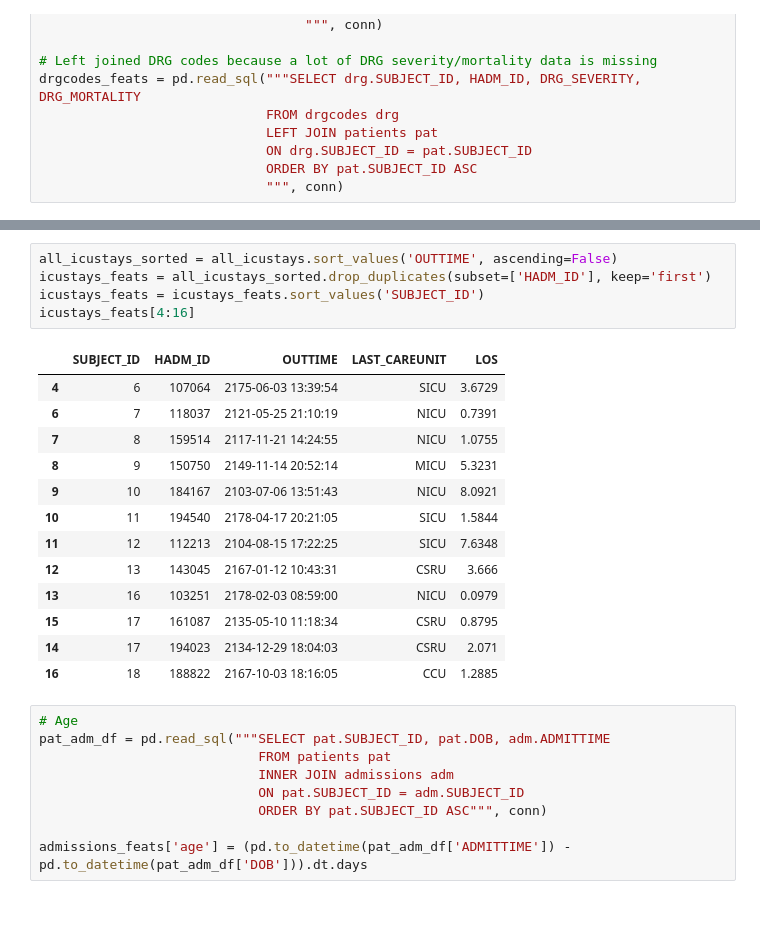
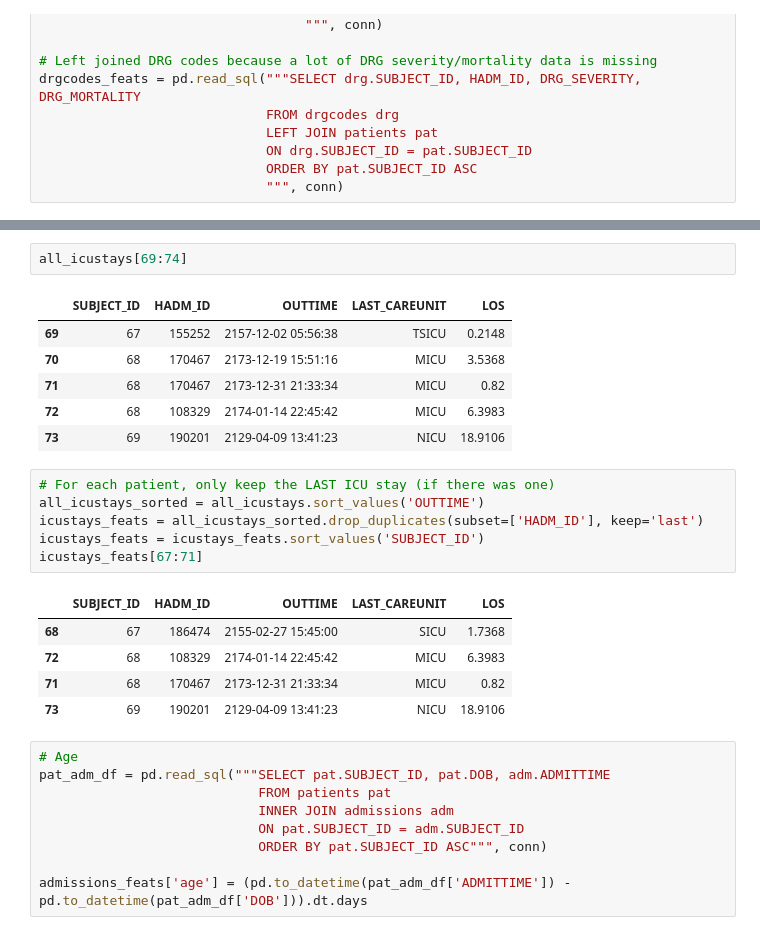
Before and after one commit to kevinmchu/BME590Final, a Jupyter notebook: Design matrix.ipynb, the cells around one changed output, grey strips where cells are left out. Saved outputs shown, nothing was run; the diff lists cells and outputs as text.

```diff
--- a/Design matrix.ipynb
+++ b/Design matrix.ipynb
@@ -179,22 +197,24 @@ all_icustays[40:45]
+# %%
+all_icustays[69:74]
+# %% [output]
+|  | SUBJECT_ID | HADM_ID | OUTTIME | LAST_CAREUNIT | LOS |
+| 69 | 67 | 155252 | 2157-12-02 05:56:38 | TSICU | 0.2148 |
+| 70 | 68 | 170467 | 2173-12-19 15:51:16 | MICU | 3.5368 |
+| 71 | 68 | 170467 | 2173-12-31 21:33:34 | MICU | 0.82 |
+| 72 | 68 | 108329 | 2174-01-14 22:45:42 | MICU | 6.3983 |
+| 73 | 69 | 190201 | 2129-04-09 13:41:23 | NICU | 18.9106 |
 # %%
-all_icustays_sorted = all_icustays.sort_values('OUTTIME', ascending=False)
-icustays_feats = all_icustays_sorted.drop_duplicates(subset=['HADM_ID'], keep='first')
+# For each patient, only keep the LAST ICU stay (if there was one)
+all_icustays_sorted = all_icustays.sort_values('OUTTIME')
+icustays_feats = all_icustays_sorted.drop_duplicates(subset=['HADM_ID'], keep='last')
 icustays_feats = icustays_feats.sort_values('SUBJECT_ID')
-icustays_feats[4:16]
+icustays_feats[67:71]
 # %% [output]
 |  | SUBJECT_ID | HADM_ID | OUTTIME | LAST_CAREUNIT | LOS |
-| 4 | 6 | 107064 | 2175-06-03 13:39:54 | SICU | 3.6729 |
-| 6 | 7 | 118037 | 2121-05-25 21:10:19 | NICU | 0.7391 |
-| 7 | 8 | 159514 | 2117-11-21 14:24:55 | NICU | 1.0755 |
-| 8 | 9 | 150750 | 2149-11-14 20:52:14 | MICU | 5.3231 |
-| 9 | 10 | 184167 | 2103-07-06 13:51:43 | NICU | 8.0921 |
-| 10 | 11 | 194540 | 2178-04-17 20:21:05 | SICU | 1.5844 |
-| 11 | 12 | 112213 | 2104-08-15 17:22:25 | SICU | 7.6348 |
-| 12 | 13 | 143045 | 2167-01-12 10:43:31 | CSRU | 3.666 |
-| 13 | 16 | 103251 | 2178-02-03 08:59:00 | NICU | 0.0979 |
-| 15 | 17 | 161087 | 2135-05-10 11:18:34 | CSRU | 0.8795 |
-| 14 | 17 | 194023 | 2134-12-29 18:04:03 | CSRU | 2.071 |
-| 16 | 18 | 188822 | 2167-10-03 18:16:05 | CCU | 1.2885 |
+| 68 | 67 | 186474 | 2155-02-27 15:45:00 | SICU | 1.7368 |
+| 72 | 68 | 108329 | 2174-01-14 22:45:42 | MICU | 6.3983 |
+| 71 | 68 | 170467 | 2173-12-31 21:33:34 | MICU | 0.82 |
+| 73 | 69 | 190201 | 2129-04-09 13:41:23 | NICU | 18.9106 |
 # %%
 # Age
 pat_adm_df = pd.read_sql("""SELECT pat.SUBJECT_ID, pat.DOB, adm.ADMITTIME
```
Also changed, not shown: parts of 21 cells of this notebook.
